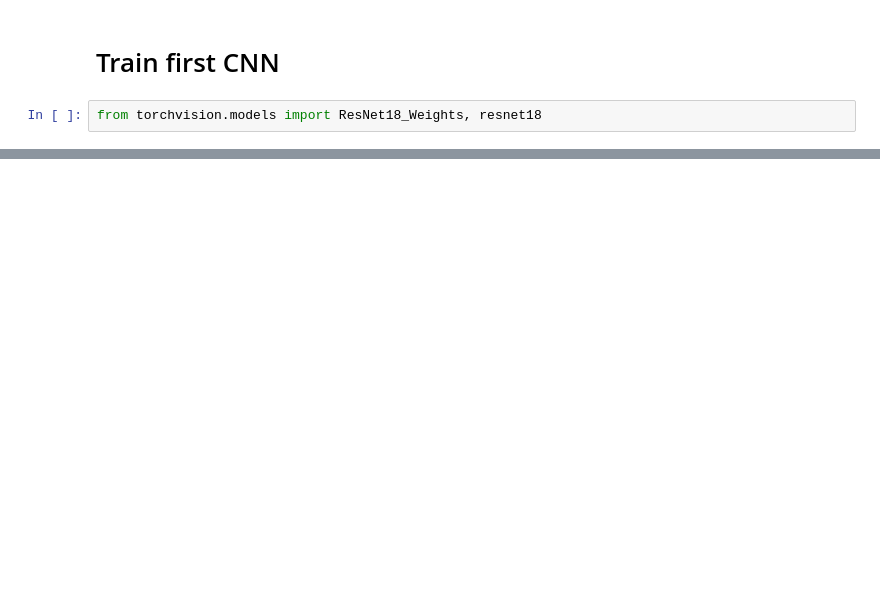
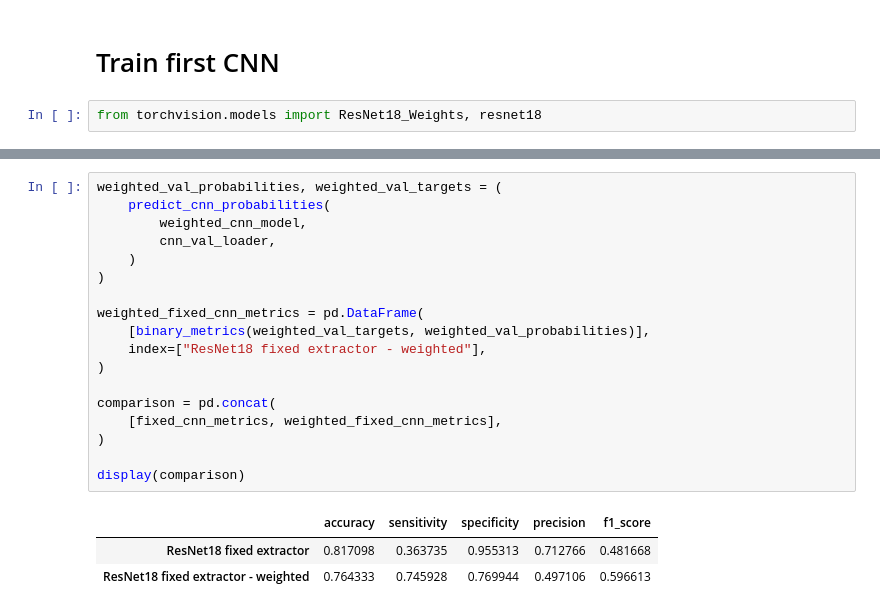
Before and after one commit to mohamedmaherabdalla/MedAI-A1, a Jupyter notebook: working.ipynb, the cells around one changed output, grey strips where cells are left out. Drawn from its saved outputs; the diff is of its cells as text; blank space fills up the shorter version.

```diff
--- a/working.ipynb
+++ b/working.ipynb
@@ -1133,0 +1308,22 @@ for epoch in range(CNN_EPOCHS):
+# %%
+weighted_val_probabilities, weighted_val_targets = (
+    predict_cnn_probabilities(
+        weighted_cnn_model,
+        cnn_val_loader,
+    )
+)
+
+weighted_fixed_cnn_metrics = pd.DataFrame(
+    [binary_metrics(weighted_val_targets, weighted_val_probabilities)],
+    index=["ResNet18 fixed extractor - weighted"],
+)
+
+comparison = pd.concat(
+    [fixed_cnn_metrics, weighted_fixed_cnn_metrics],
+)
+
+display(comparison)
+# %% [output]
+|  | accuracy | sensitivity | specificity | precision | f1_score |
+| ResNet18 fixed extractor | 0.817098 | 0.363735 | 0.955313 | 0.712766 | 0.481668 |
+| ResNet18 fixed extractor - weighted | 0.764333 | 0.745928 | 0.769944 | 0.497106 | 0.596613 |
```
Also changed, not shown: parts of 9 cells of this notebook.
